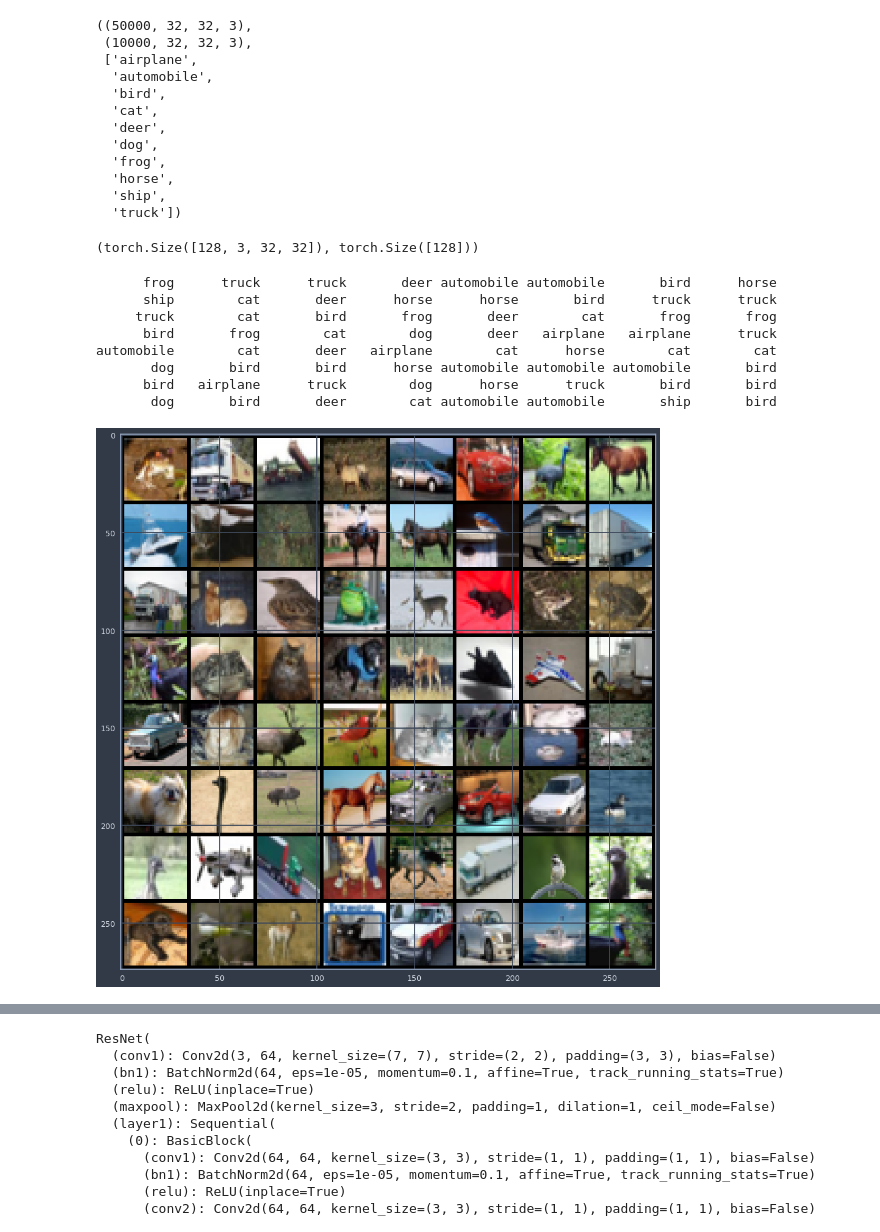
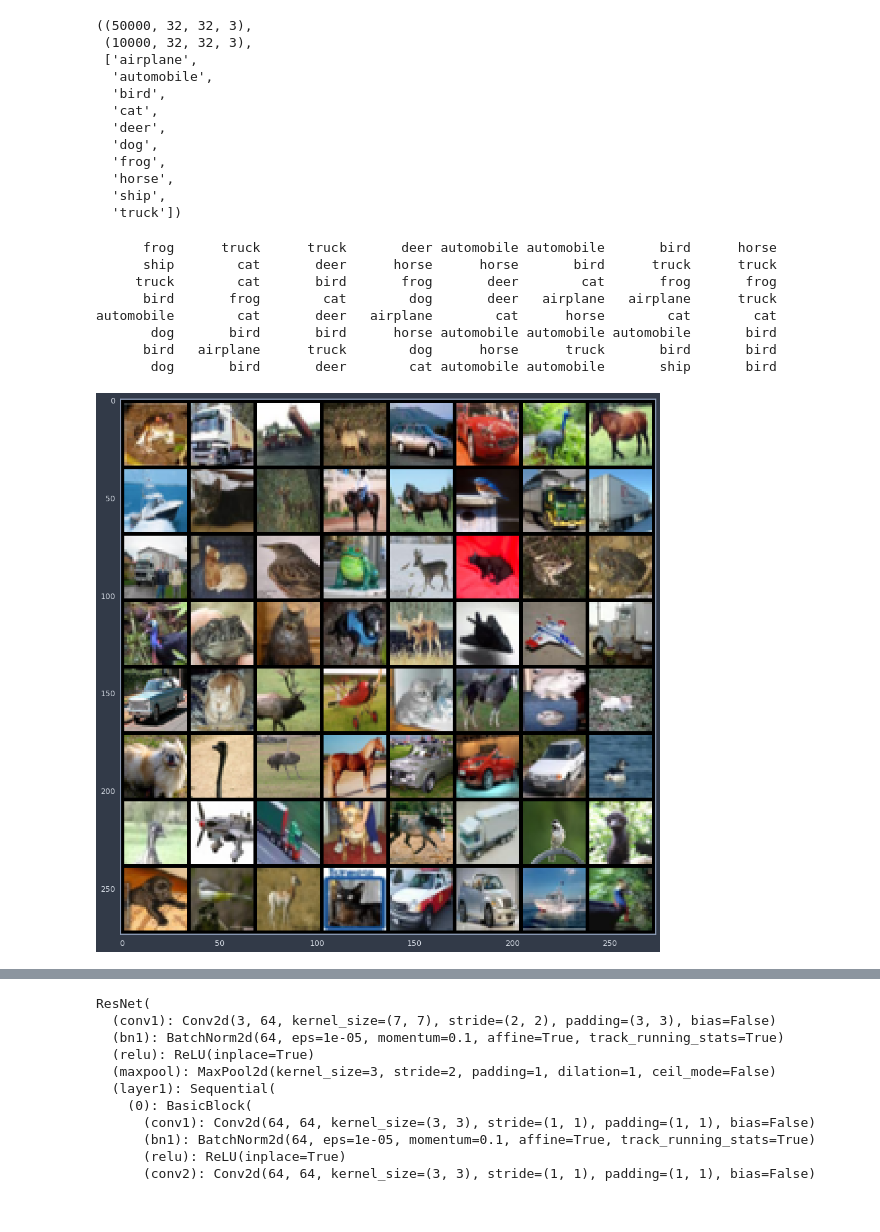
Before and after one commit to anthonyjclark/cs152fa21, a Jupyter notebook: lectures/l21-convolutional-neural-networks.ipynb, the cells around one changed output, grey strips where cells are left out. Saved outputs shown, nothing was run; the diff lists cells and outputs as text; code cells hidden in the pictures.

```diff
--- a/lectures/l21-convolutional-neural-networks.ipynb
+++ b/lectures/l21-convolutional-neural-networks.ipynb
@@ -57,7 +56,8 @@ Files already downloaded and verified
   'ship',
   'truck'])
 # %%
-X, y = next(iter(train_loader))
-X.shape, y.shape
+# This is how I came up with the normalization values in utils
+# tl, _ = get_cifar10_data_loaders(data_path, 0, 0)
+# X, y = next(iter(tl))
+# X.shape, y.shape
+# torch.std_mean(X, dim=(0, 2, 3))
-# %% [output]
-(torch.Size([128, 3, 32, 32]), torch.Size([128]))
@@ -67,31 +65,32 @@ X.shape, y.shape
 n = 64
 
 # Grab a bunch of images and change the range to [0, 1]
 images = torch.tensor(train_loader.dataset.data[:n] / 255)
 
 # Create a grid of the images (make_grid expects (BxCxHxW))
 image_grid = make_grid(images.permute(0, 3, 1, 2))
 
 _, axis = plt.subplots(figsize=(16, 16))
 axis.imshow(image_grid.permute(1, 2, 0))
+axis.grid(None)
 
 targets = train_loader.dataset.targets[:n]
 classes = train_loader.dataset.classes
 
 labels = [f"{classes[target]:>10}" for target in targets]
 
 images_per_row = int(n ** 0.5)
 
 for row in range(images_per_row):
     start_index = row * images_per_row
     print(" ".join(labels[start_index : start_index + images_per_row]))
 # %% [output]
       frog      truck      truck       deer automobile automobile       bird      horse
       ship        cat       deer      horse      horse       bird      truck      truck
      truck        cat       bird       frog       deer        cat       frog       frog
       bird       frog        cat        dog       deer   airplane   airplane      truck
 automobile        cat       deer   airplane        cat      horse        cat        cat
        dog       bird       bird      horse automobile automobile automobile       bird
       bird   airplane      truck        dog      horse      truck       bird       bird
        dog       bird       deer        cat automobile automobile       ship       bird
-[figure, old version]
+[figure, new version]
```
Also changed, not shown: parts of 8 cells of this notebook, 4 other files.
